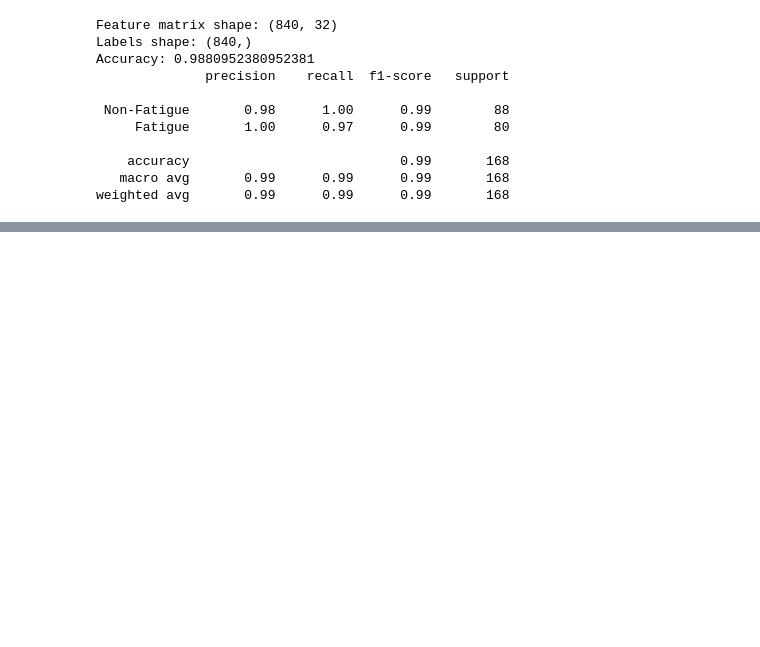
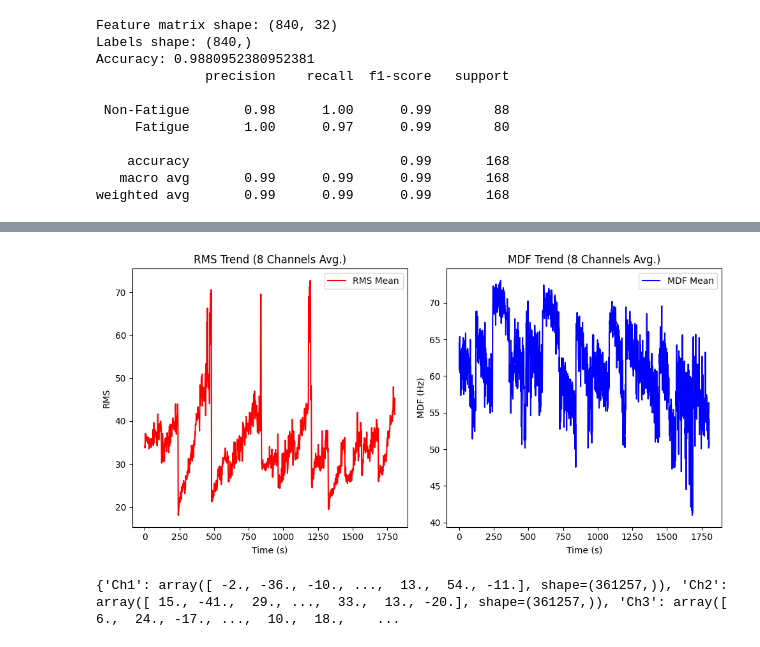
Before and after one commit to ATHUL-K-A/spasmender, a Jupyter notebook: test.ipynb, the cells around one changed output, grey strips where cells are left out. Drawn from its saved outputs; the diff is of its cells as text; code cells hidden in the pictures; blank space fills up the shorter version.

```diff
--- a/test.ipynb
+++ b/test.ipynb
@@ -318,3 +270,20 @@ Accuracy: 0.9880952380952381
     accuracy                           0.99       168
    macro avg       0.99      0.99      0.99       168
 weighted avg       0.99      0.99      0.99       168
+# %%
+Fs = 200          # Sampling frequency (Hz)
+window_size = 400 # 2 seconds
+step = 200        # 50% overlap
+n_channels = 8
+
+
+#Load sEMG data
+
+data = pd.read_csv("modified_data/final_data.csv")  # shape = (24000, 8)
+
+
+#Feature extraction
+
+time_windows = []
+rms_matrix = []  # (num_windows × 8)
+mdf_matrix = []
@@ -320,0 +311,54 @@ weighted avg       0.99      0.99      0.99       168
+# %%
+rms_slopes, mdf_slopes = [], []
+
+for ch in range(n_channels):
+    t = np.arange(len(rms_matrix)).reshape(-1, 1)
+    rms_slope = LinearRegression().fit(t, rms_matrix[:, ch]).coef_[0]
+    mdf_slope = LinearRegression().fit(t, mdf_matrix[:, ch]).coef_[0]
+    rms_slopes.append(rms_slope)
+    mdf_slopes.append(mdf_slope)
+
+
+# 4. Fatigue decision per channel
+
+rms_threshold = 1e-5
+mdf_threshold = -1e-4
+fatigued_channels = 0
+
+print("\nChannel-wise fatigue analysis:")
+for i, (r_s, m_s) in enumerate(zip(rms_slopes, mdf_slopes)):
+    is_fatigued = (r_s > rms_threshold and m_s < mdf_threshold)
+    status = "Fatigued" if is_fatigued else "Not fatigued"
+    if is_fatigued:
+        fatigued_channels += 1
+    print(f"Ch{i+1}: RMS slope={r_s:.6f}, MDF slope={m_s:.6f} → {status}")
+
+fatigue_score = (fatigued_channels / n_channels) * 100
+print(f"\nOverall Fatigue Score: {fatigue_score:.1f}%")
+
+if fatigue_score >= 50:
+    print(" Muscle is likely fatigued (majority of channels).")
+else:
+    print(" Muscle not fatigued yet.")
+
+#  Visualization
+
+plt.figure(figsize=(10,5))
+
+plt.subplot(1,2,1)
+plt.plot(time_windows, np.mean(rms_matrix, axis=1), 'r', label='RMS Mean')
+plt.title("RMS Trend (8 Channels Avg.)")
+plt.xlabel("Time (s)")
+plt.ylabel("RMS")
+plt.legend()
+
+plt.subplot(1,2,2)
+plt.plot(time_windows, np.mean(mdf_matrix, axis=1), 'b', label='MDF Mean')
+plt.title("MDF Trend (8 Channels Avg.)")
+plt.xlabel("Time (s)")
+plt.ylabel("MDF (Hz)")
+plt.legend()
+
+plt.tight_layout()
+plt.show()
+# %% [output]
@@ -320,0 +377 @@ weighted avg       0.99      0.99      0.99       168
+[figure, added]
@@ -320,0 +472,5 @@ weighted avg       0.99      0.99      0.99       168
+# %%
+column_set = {column_name: df[column_name].to_numpy() for column_name in df.columns}
+print(column_set)
+# %% [output]
+{'Ch1': array([ -2., -36., -10., ...,  13.,  54., -11.], shape=(361257,)), 'Ch2': array([ 15., -41.,  29., ...,  33.,  13., -20.], shape=(361257,)), 'Ch3': array([  6.,  24., -17., ...,  10.,  18.,    ...
```
Also changed, not shown: parts of 13 cells of this notebook, 17 other files.
